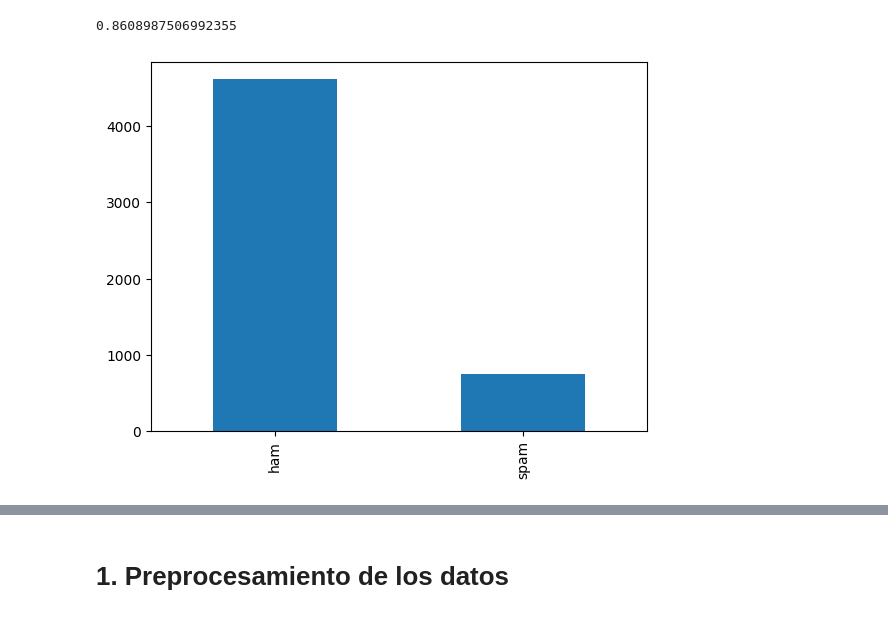
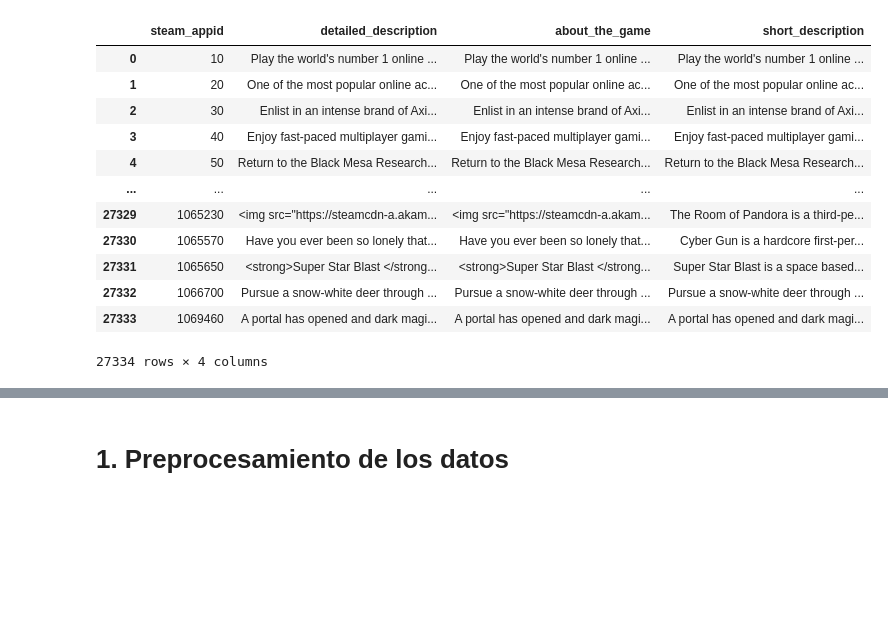
Before and after one commit to hectorjimenez12/CC5205_Proyecto, a Jupyter notebook: Hito3_RNN.ipynb, the cells around one changed output, grey strips where cells are left out. Drawn from its saved outputs; the diff is of its cells as text; code cells hidden in the pictures; blank space fills up the shorter version.

```diff
--- a/Hito3_RNN.ipynb
+++ b/Hito3_RNN.ipynb
@@ -72,9 +19,20 @@ for i,j in enumerate(data.iloc[:,-1]):
-# %%
-data = data.drop(labels = l, axis = 0).reset_index(drop=True)
-uniquevalues = np.unique(data.iloc[:,-1], return_counts=True)
-data['label'].value_counts().plot( kind = 'bar' )
-
-uniquevalues[1][0]/(np.sum(uniquevalues[1]))
-# %% [output]
-0.8608987506992355
-[figure, removed]
+# %%
+url = 'https://raw.githubusercontent.com/hectorjimenez12/Mineria_Datos/main/steam.csv'
+df_general = pd.read_csv(url)
+url = 'https://raw.githubusercontent.com/hectorjimenez12/Mineria_Datos/main/steam_description_data.csv.zip'
+df_descriptions = pd.read_csv(url)
+df_descriptions
+# %% [output]
+|  | steam_appid | detailed_description | about_the_game | short_description |
+| 0 | 10 | Play the world's number 1 online ... | Play the world's number 1 online ... | Play the world's number 1 online ... |
+| 1 | 20 | One of the most popular online ac... | One of the most popular online ac... | One of the most popular online ac... |
+| 2 | 30 | Enlist in an intense brand of Axi... | Enlist in an intense brand of Axi... | Enlist in an intense brand of Axi... |
+| 3 | 40 | Enjoy fast-paced multiplayer gami... | Enjoy fast-paced multiplayer gami... | Enjoy fast-paced multiplayer gami... |
+| 4 | 50 | Return to the Black Mesa Research... | Return to the Black Mesa Research... | Return to the Black Mesa Research... |
+| ... | ... | ... | ... | ... |
+| 27329 | 1065230 | <img src="https://steamcdn-a.akam... | <img src="https://steamcdn-a.akam... | The Room of Pandora is a third-pe... |
+| 27330 | 1065570 | Have you ever been so lonely that... | Have you ever been so lonely that... | Cyber Gun is a hardcore first-per... |
+| 27331 | 1065650 | <strong>Super Star Blast </strong... | <strong>Super Star Blast </strong... | Super Star Blast is a space based... |
+| 27332 | 1066700 | Pursue a snow-white deer through ... | Pursue a snow-white deer through ... | Pursue a snow-white deer through ... |
+| 27333 | 1069460 | A portal has opened and dark magi... | A portal has opened and dark magi... | A portal has opened and dark magi... |
+27334 rows × 4 columns
```
Also changed, not shown: parts of 28 cells of this notebook.
